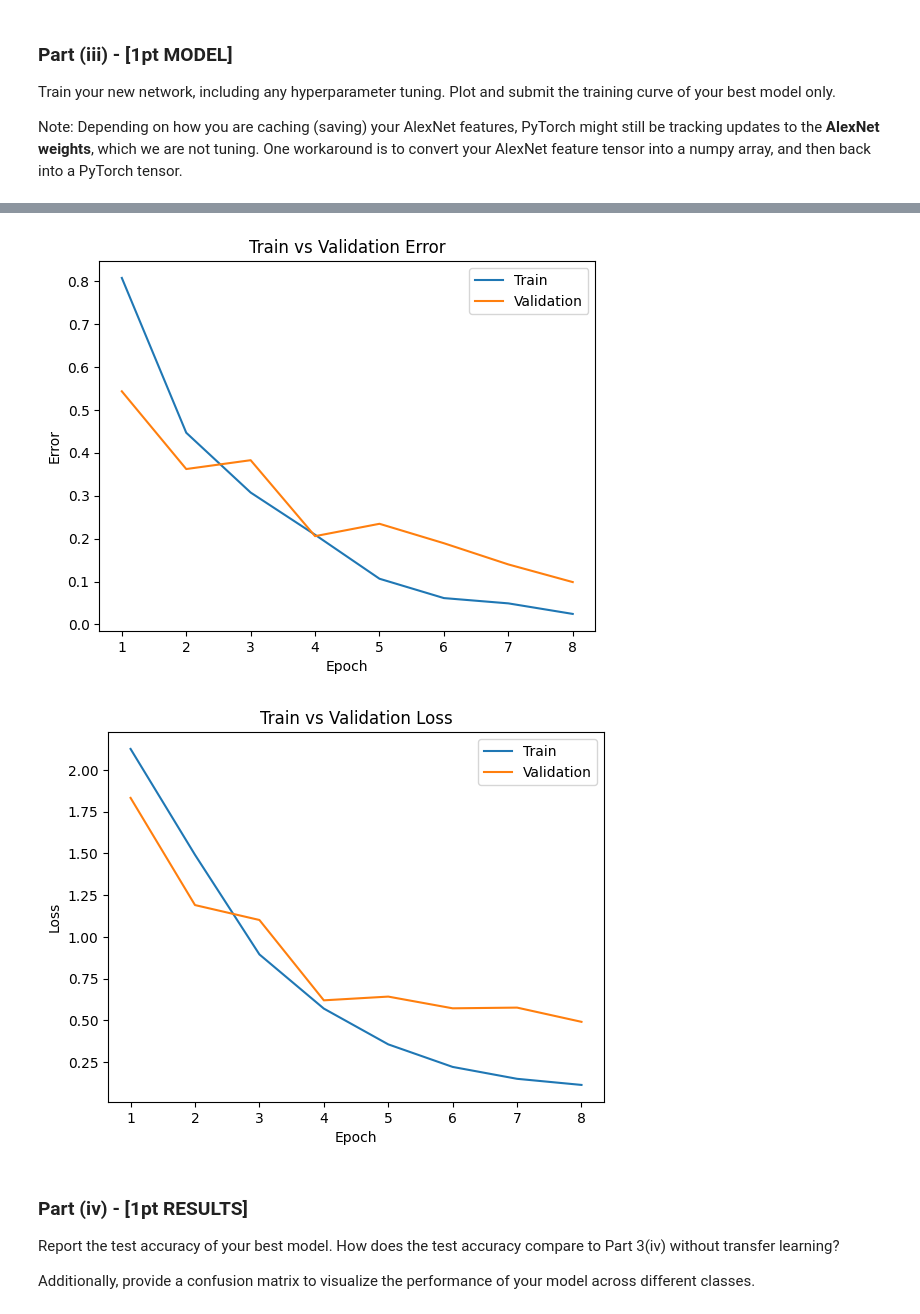
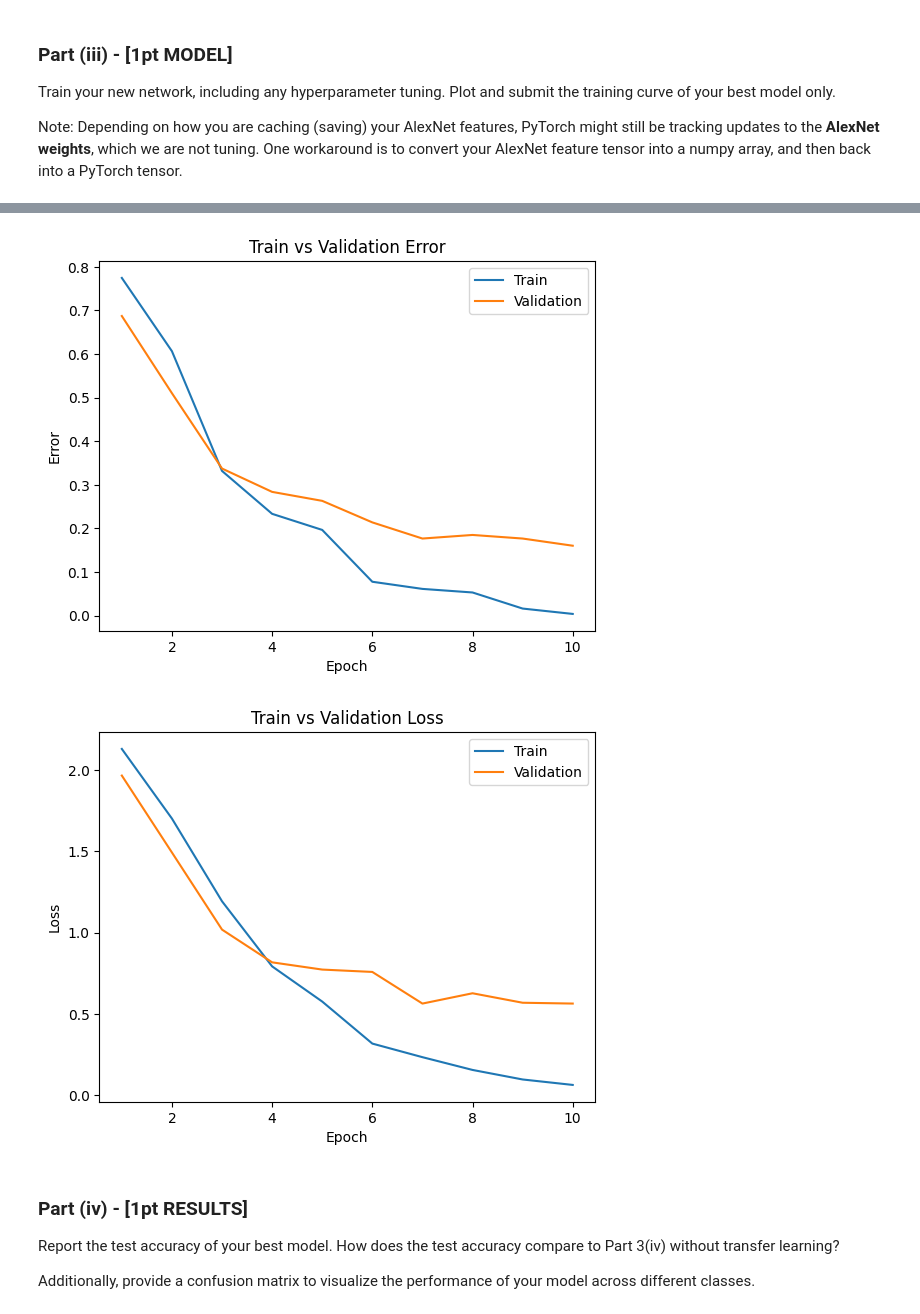
Before and after one commit to Fulankeee/MIE1517-Project-2, a Jupyter notebook: A2.ipynb, the cells around one changed output, grey strips where cells are left out. Drawn from its saved outputs; the diff is of its cells as text; code cells hidden in the pictures.

```diff
--- a/A2.ipynb
+++ b/A2.ipynb
@@ -1230,10 +1287,10 @@ Total time elapsed: 6.43 seconds
 # %%
 # Plot the best training model
-bestmodel = get_model_name("Alexnn", batch_size=16, learning_rate=0.005, epoch=7)
+bestmodel = get_model_name("Alexnn", batch_size=128, learning_rate=0.5, epoch=9)
 plot_training_curve(bestmodel)
 # %% [output]
-[figure, old version]
+[figure, new version]
-[figure, old version]
+[figure, new version]
 # %% [markdown]
 ### Part (iv) - [1pt RESULTS]
 Report the test accuracy of your best model. How does the test accuracy compare to Part 3(iv) without transfer learning?
```
Also changed, not shown: parts of 14 cells of this notebook.
